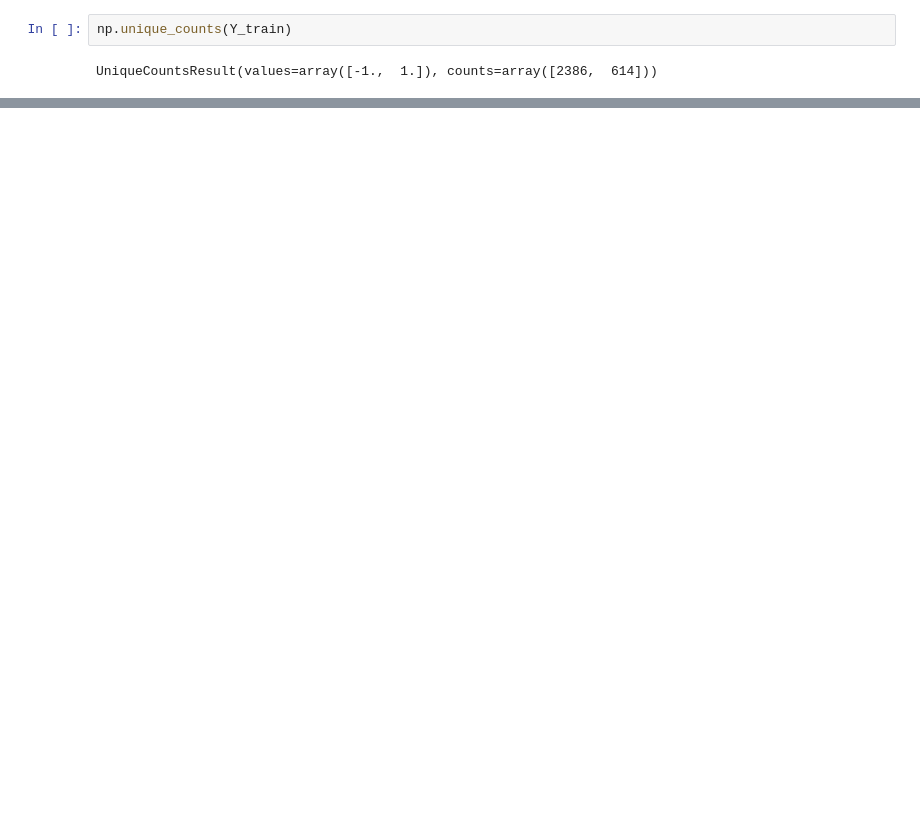
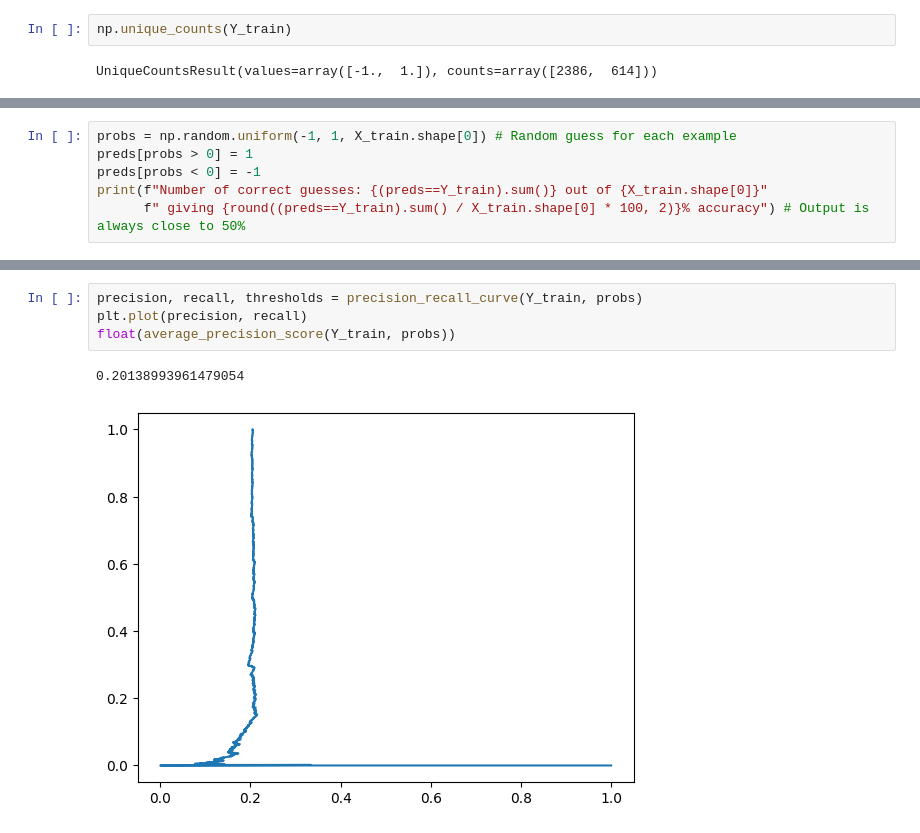
Before and after one commit to gblawrence03/CS909-materials, a Jupyter notebook: 2025/A1/assignment.ipynb, the cells around one changed output, grey strips where cells are left out. Saved outputs shown, nothing was run; the diff lists cells and outputs as text; blank space fills up the shorter version.

```diff
--- a/2025/A1/assignment.ipynb
+++ b/2025/A1/assignment.ipynb
@@ -22,0 +85,6 @@ b) There is some class imbalance in the training data, with a N:P ratio of about
+# %%
+probs = np.random.uniform(-1, 1, X_train.shape[0]) # Random guess for each example
+preds[probs > 0] = 1
+preds[probs < 0] = -1
+print(f"Number of correct guesses: {(preds==Y_train).sum()} out of {X_train.shape[0]}"
+      f" giving {round((preds==Y_train).sum() / X_train.shape[0] * 100, 2)}% accuracy") # Output is always close to 50%
@@ -22,0 +110,7 @@ b) There is some class imbalance in the training data, with a N:P ratio of about
+# %%
+precision, recall, thresholds = precision_recall_curve(Y_train, probs)
+plt.plot(precision, recall)
+float(average_precision_score(Y_train, probs))
+# %% [output]
+0.20138993961479054
+[figure, added]
```
Also changed, not shown: parts of 18 cells of this notebook.
